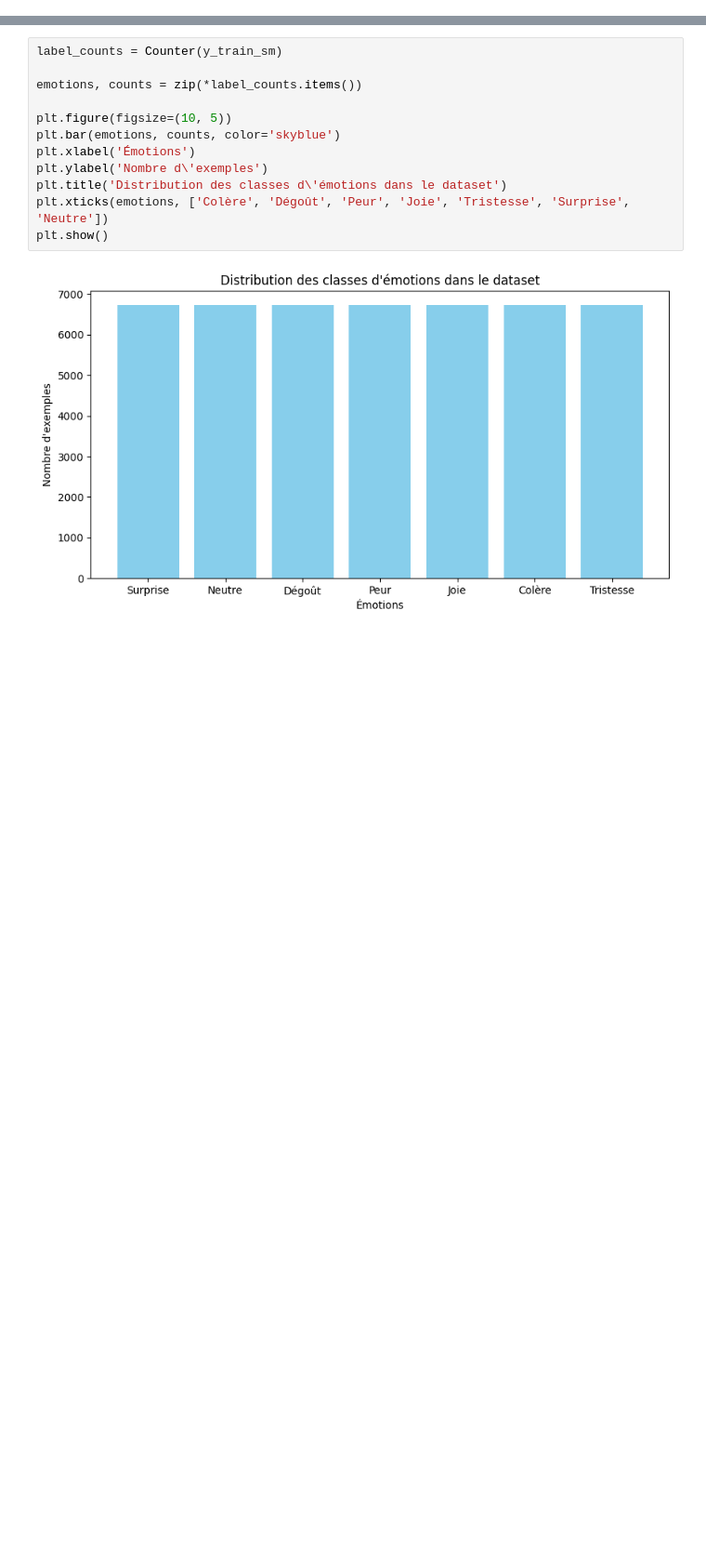
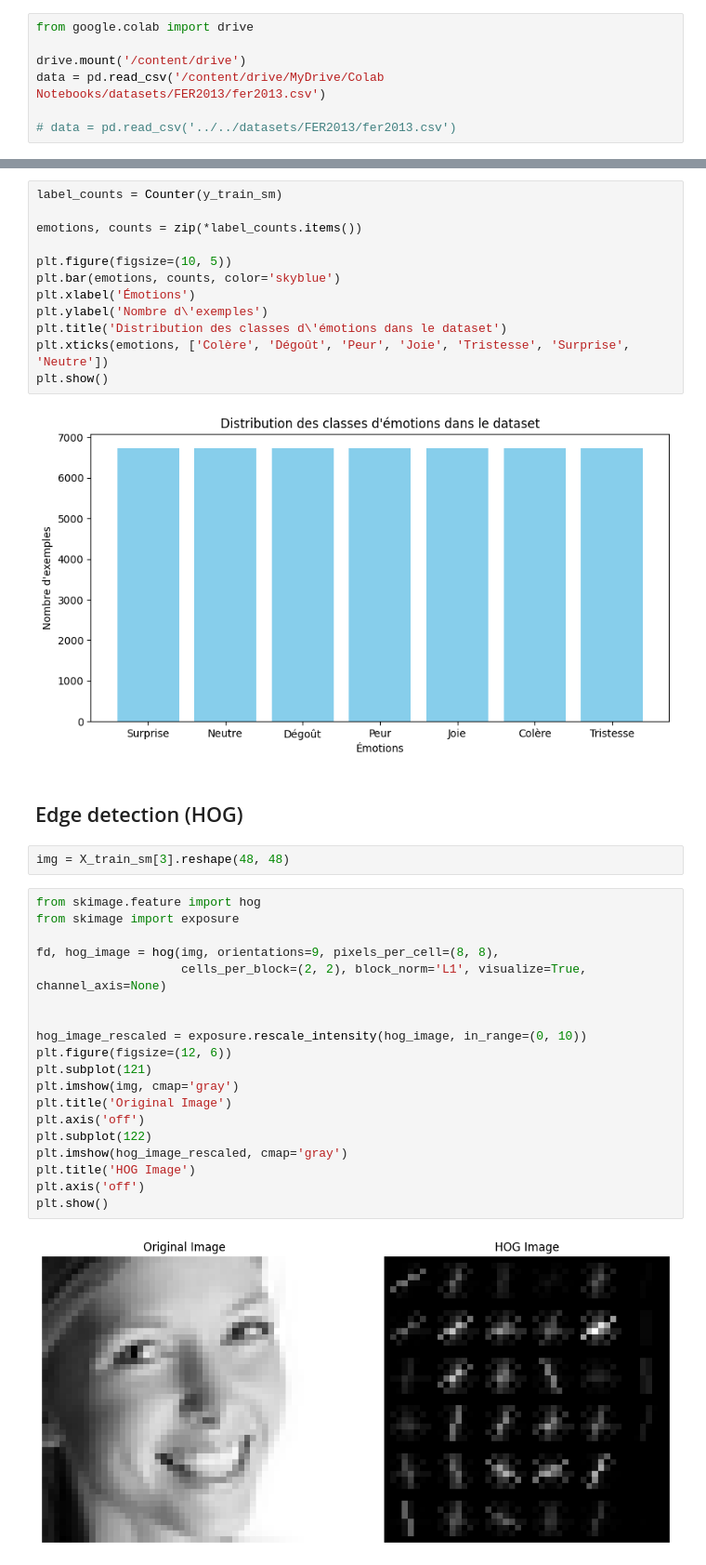
Before and after one commit to aubinbnf/Facial-Analysis, a Jupyter notebook: src/main.ipynb, the cells around one changed output, grey strips where cells are left out. Shown at 93% size. Drawn from its saved outputs; the diff is of its cells as text; blank space fills up the shorter version.

Commit message:
Edge detection (HOG)

```diff
--- a/src/main.ipynb
+++ b/src/main.ipynb
@@ -13,0 +12,7 @@ data = pd.read_csv('../../datasets/FER2013/fer2013.csv')
+# %%
+from google.colab import drive
+
+drive.mount('/content/drive')
+data = pd.read_csv('/content/drive/MyDrive/Colab Notebooks/datasets/FER2013/fer2013.csv')
+
+# data = pd.read_csv('../../datasets/FER2013/fer2013.csv')
@@ -155,3 +162,28 @@ plt.xticks(emotions, ['Colère', 'Dégoût', 'Peur', 'Joie', 'Tristesse', 'Surpr
 plt.show()
 # %% [output]
 [figure]
+# %% [markdown]
+## Edge detection (HOG)
+# %%
+img = X_train_sm[3].reshape(48, 48)
+# %%
+from skimage.feature import hog
+from skimage import exposure
+
+fd, hog_image = hog(img, orientations=9, pixels_per_cell=(8, 8),
+                    cells_per_block=(2, 2), block_norm='L1', visualize=True, channel_axis=None)
+
+
+hog_image_rescaled = exposure.rescale_intensity(hog_image, in_range=(0, 10))
+plt.figure(figsize=(12, 6))
+plt.subplot(121)
+plt.imshow(img, cmap='gray')
+plt.title('Original Image')
+plt.axis('off')
+plt.subplot(122)
+plt.imshow(hog_image_rescaled, cmap='gray')
+plt.title('HOG Image')
+plt.axis('off')
+plt.show()
+# %% [output]
+[figure, added]
```
Also changed, not shown: parts of 2 cells of this notebook.
